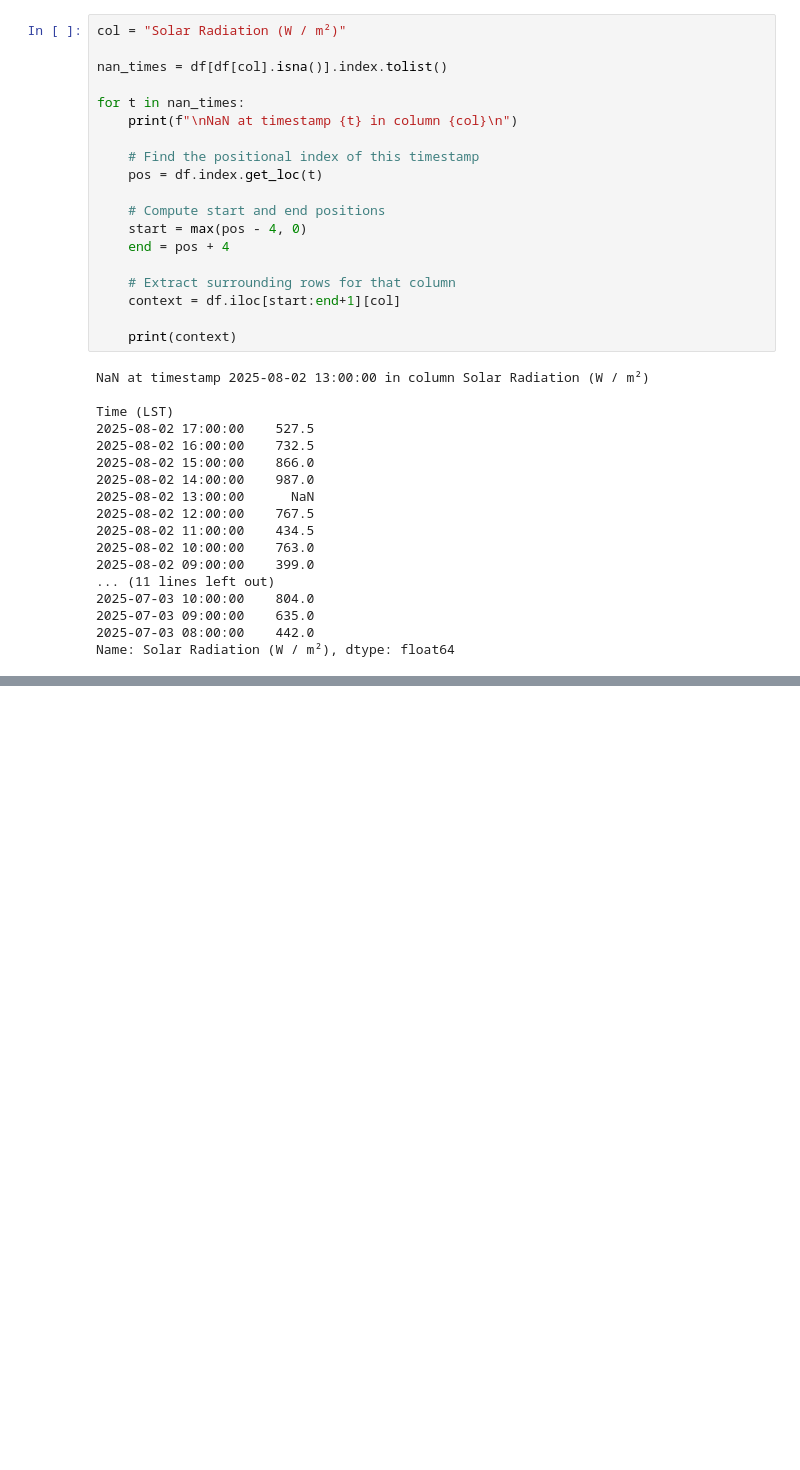
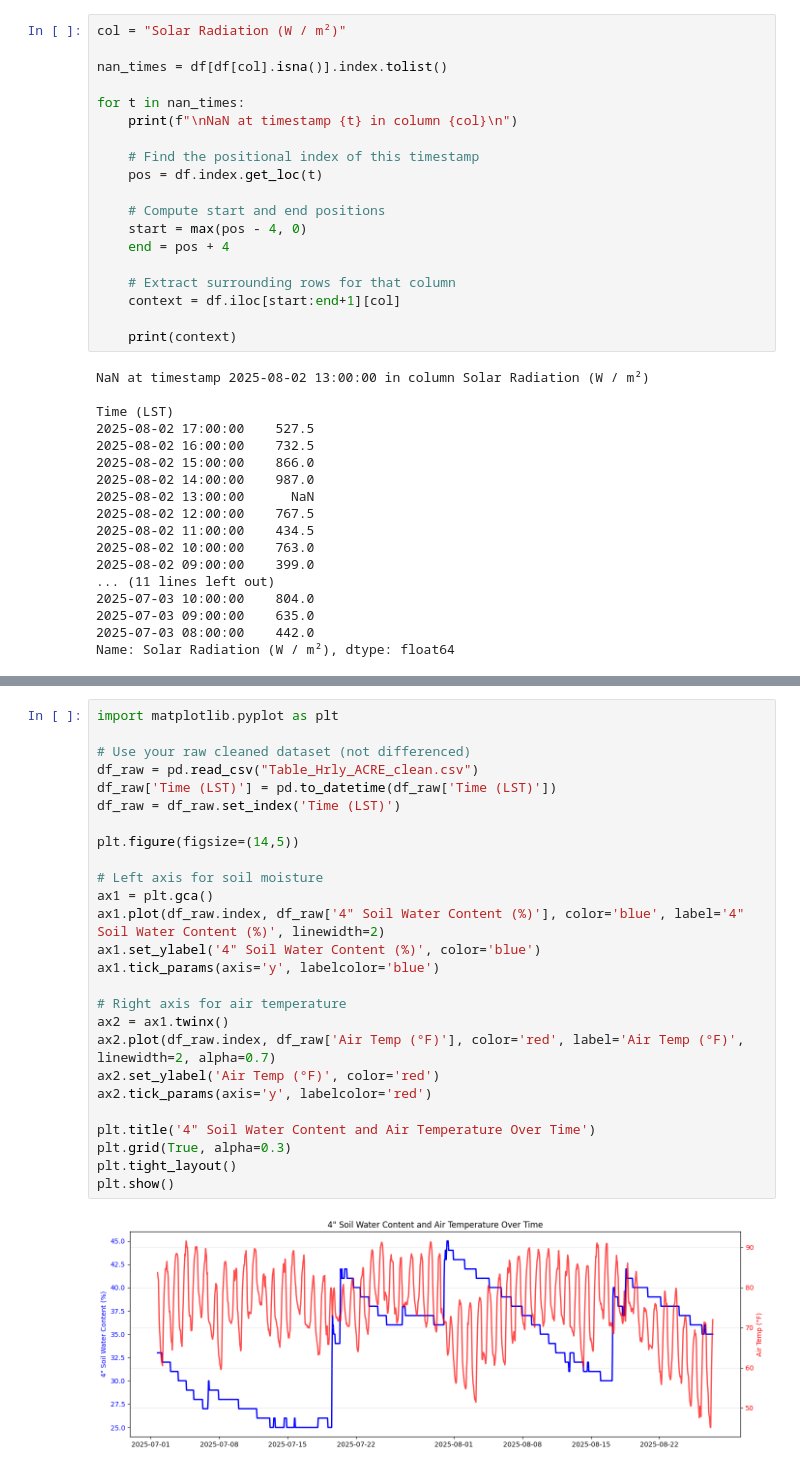
Before and after one commit to saurabhshivpuje/Indiana_Agri_Soil_Study, a Jupyter notebook: granger.ipynb, the cells around one changed output, grey strips where cells are left out. Cells and saved outputs as stored; diff of their text form; blank space fills up the shorter version.

```diff
--- a/granger.ipynb
+++ b/granger.ipynb
@@ -267,0 +344,28 @@ Name: Solar Radiation (W / m²), dtype: float64
+# %%
+import matplotlib.pyplot as plt
+
+# Use your raw cleaned dataset (not differenced)
+df_raw = pd.read_csv("Table_Hrly_ACRE_clean.csv")
+df_raw['Time (LST)'] = pd.to_datetime(df_raw['Time (LST)'])
+df_raw = df_raw.set_index('Time (LST)')
+
+plt.figure(figsize=(14,5))
+
+# Left axis for soil moisture
+ax1 = plt.gca()
+ax1.plot(df_raw.index, df_raw['4" Soil Water Content (%)'], color='blue', label='4" Soil Water Content (%)', linewidth=2)
+ax1.set_ylabel('4" Soil Water Content (%)', color='blue')
+ax1.tick_params(axis='y', labelcolor='blue')
+
+# Right axis for air temperature
+ax2 = ax1.twinx()
+ax2.plot(df_raw.index, df_raw['Air Temp (°F)'], color='red', label='Air Temp (°F)', linewidth=2, alpha=0.7)
+ax2.set_ylabel('Air Temp (°F)', color='red')
+ax2.tick_params(axis='y', labelcolor='red')
+
+plt.title('4" Soil Water Content and Air Temperature Over Time')
+plt.grid(True, alpha=0.3)
+plt.tight_layout()
+plt.show()
+# %% [output]
+[figure, added]
```
Also changed, not shown: parts of 3 cells of this notebook, 4 other files.
